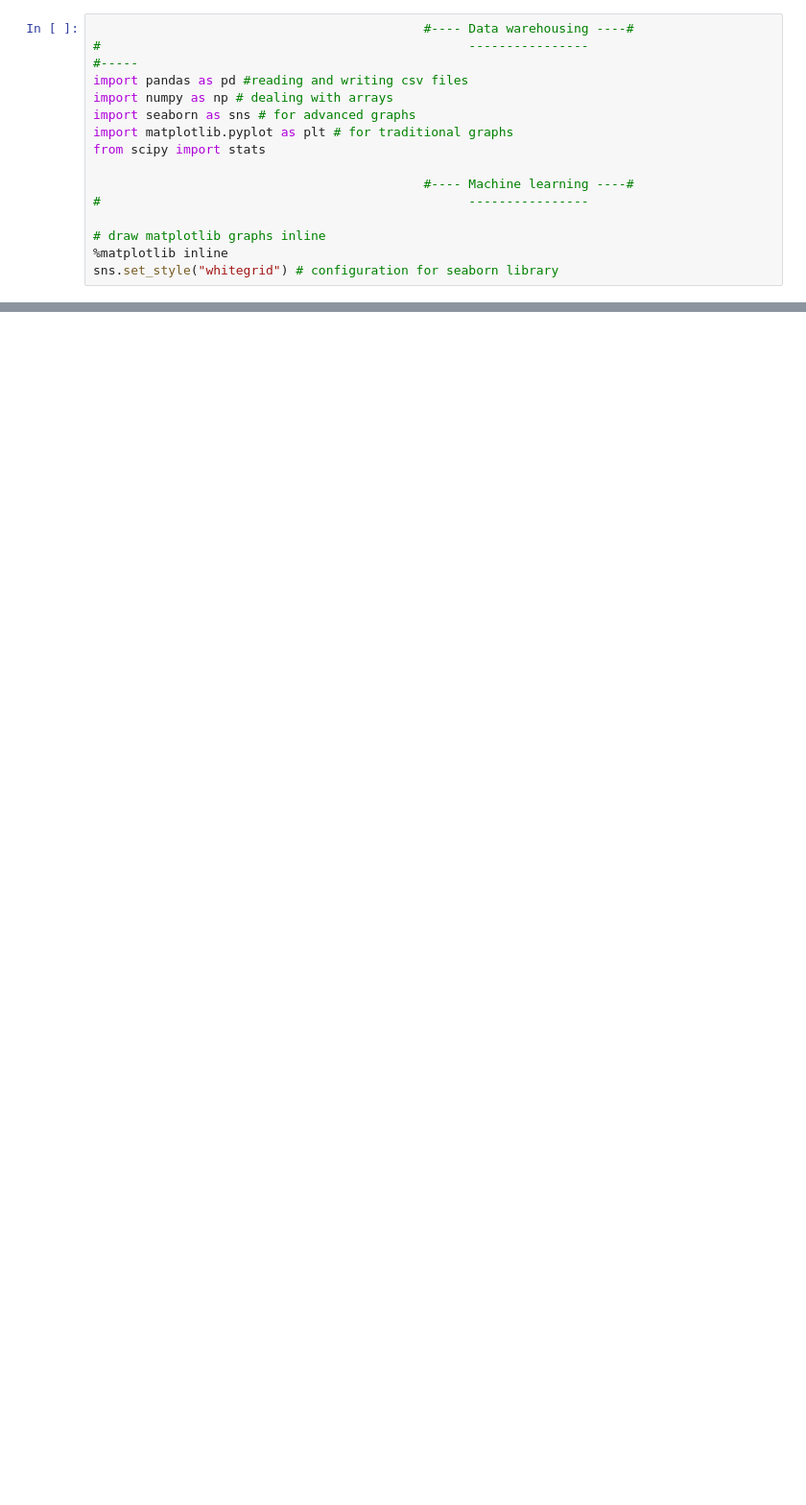
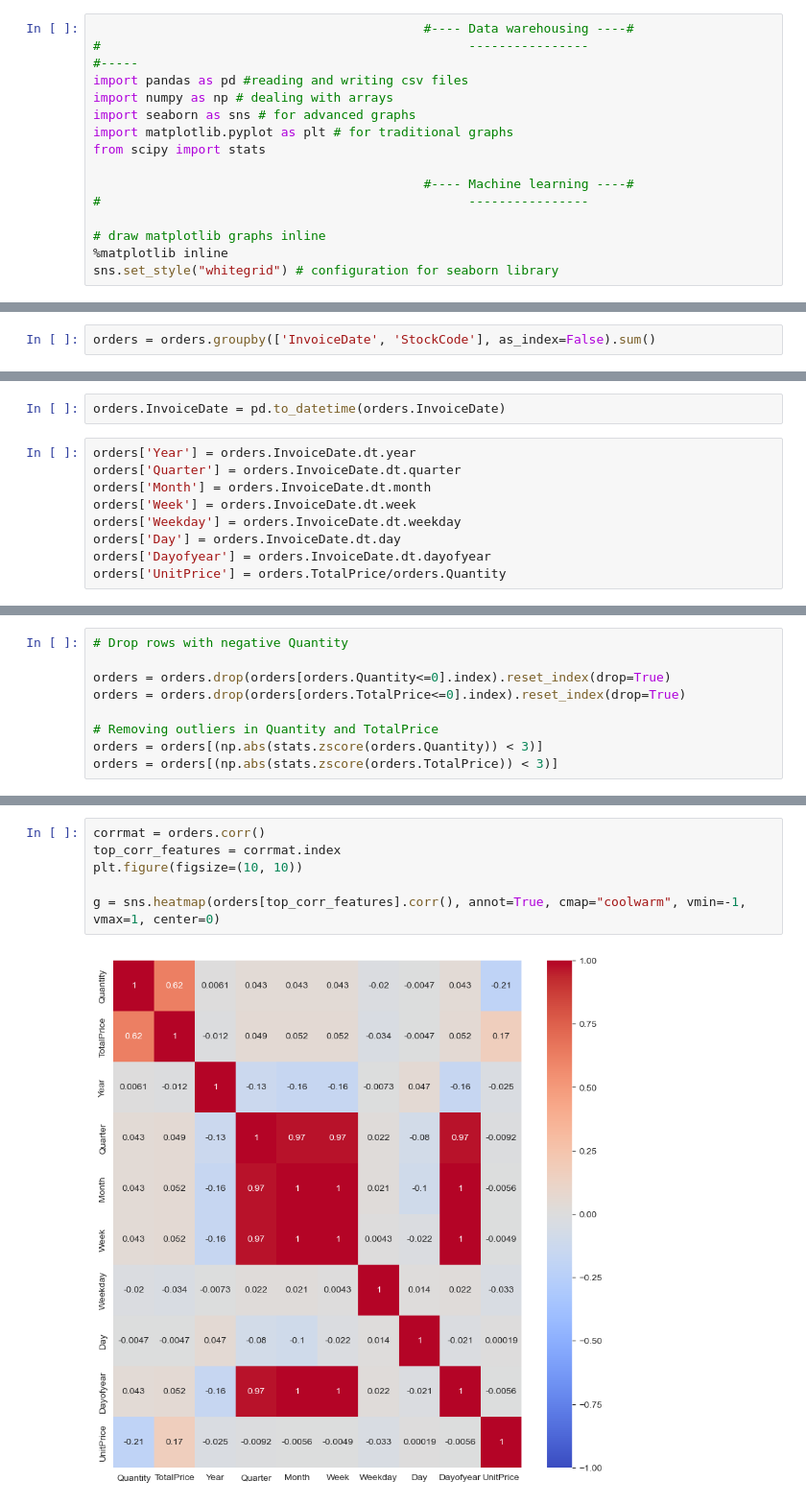
Before and after one commit to Ahmed-Ashraf-Marzouk/Elzoboon-CRM, a Jupyter notebook: sales_forecasting.ipynb, the cells around one changed output, grey strips where cells are left out. Shown: that part at 96% size. Cells and saved outputs as stored; diff of their text form; blank space fills up the shorter version.

```diff
--- a/sales_forecasting.ipynb
+++ b/sales_forecasting.ipynb
@@ -52,0 +108,2 @@ memory usage: 71.7+ MB
+# %%
+orders = orders.groupby(['InvoiceDate', 'StockCode'], as_index=False).sum()
@@ -53 +126,12 @@ memory usage: 71.7+ MB
+# %%
+orders.InvoiceDate = pd.to_datetime(orders.InvoiceDate)
+# %%
+orders['Year'] = orders.InvoiceDate.dt.year
+orders['Quarter'] = orders.InvoiceDate.dt.quarter
+orders['Month'] = orders.InvoiceDate.dt.month
+orders['Week'] = orders.InvoiceDate.dt.week
+orders['Weekday'] = orders.InvoiceDate.dt.weekday
+orders['Day'] = orders.InvoiceDate.dt.day
+orders['Dayofyear'] = orders.InvoiceDate.dt.dayofyear
+orders['UnitPrice'] = orders.TotalPrice/orders.Quantity
 # %%
@@ -76,0 +171,9 @@ orders_df['InvoiceDate'] = orders_df.InvoiceDate.dt.date
+# %%
+# Drop rows with negative Quantity
+
+orders = orders.drop(orders[orders.Quantity<=0].index).reset_index(drop=True)
+orders = orders.drop(orders[orders.TotalPrice<=0].index).reset_index(drop=True)
+
+# Removing outliers in Quantity and TotalPrice
+orders = orders[(np.abs(stats.zscore(orders.Quantity)) < 3)]
+orders = orders[(np.abs(stats.zscore(orders.TotalPrice)) < 3)]
@@ -76,0 +214,8 @@ orders_df['InvoiceDate'] = orders_df.InvoiceDate.dt.date
+# %%
+corrmat = orders.corr()
+top_corr_features = corrmat.index
+plt.figure(figsize=(10, 10))
+
+g = sns.heatmap(orders[top_corr_features].corr(), annot=True, cmap="coolwarm", vmin=-1, vmax=1, center=0)
+# %% [output]
+[figure, added]
```
Also changed, not shown: parts of 27 cells of this notebook.
